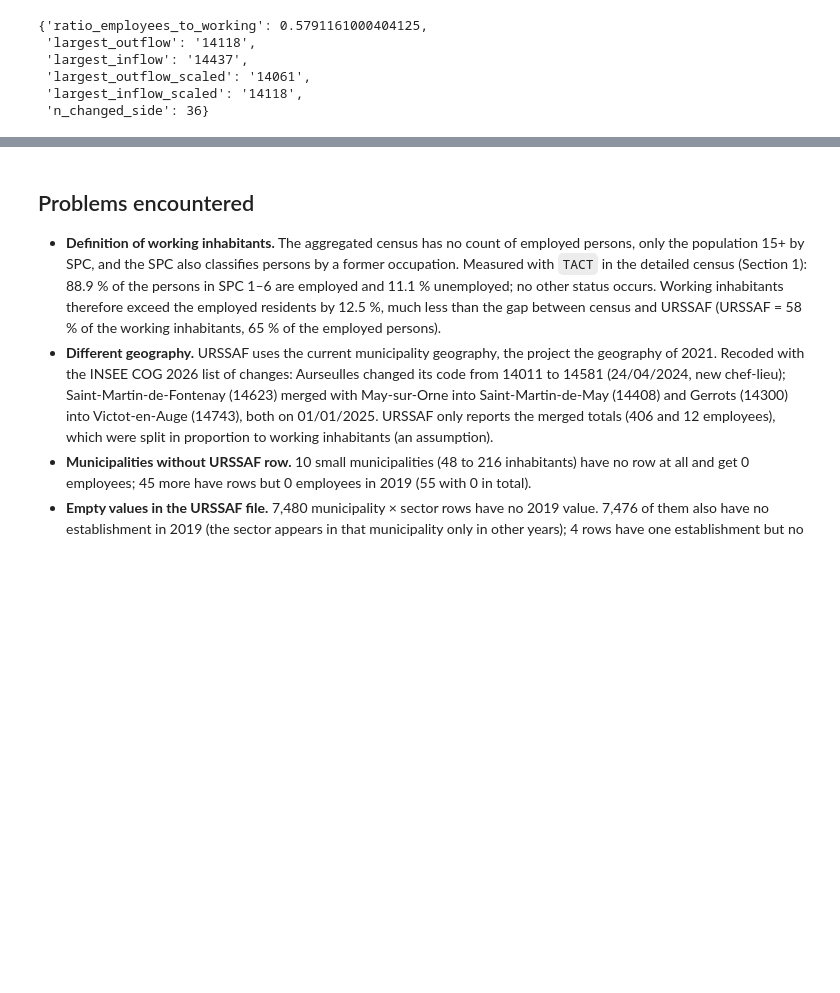
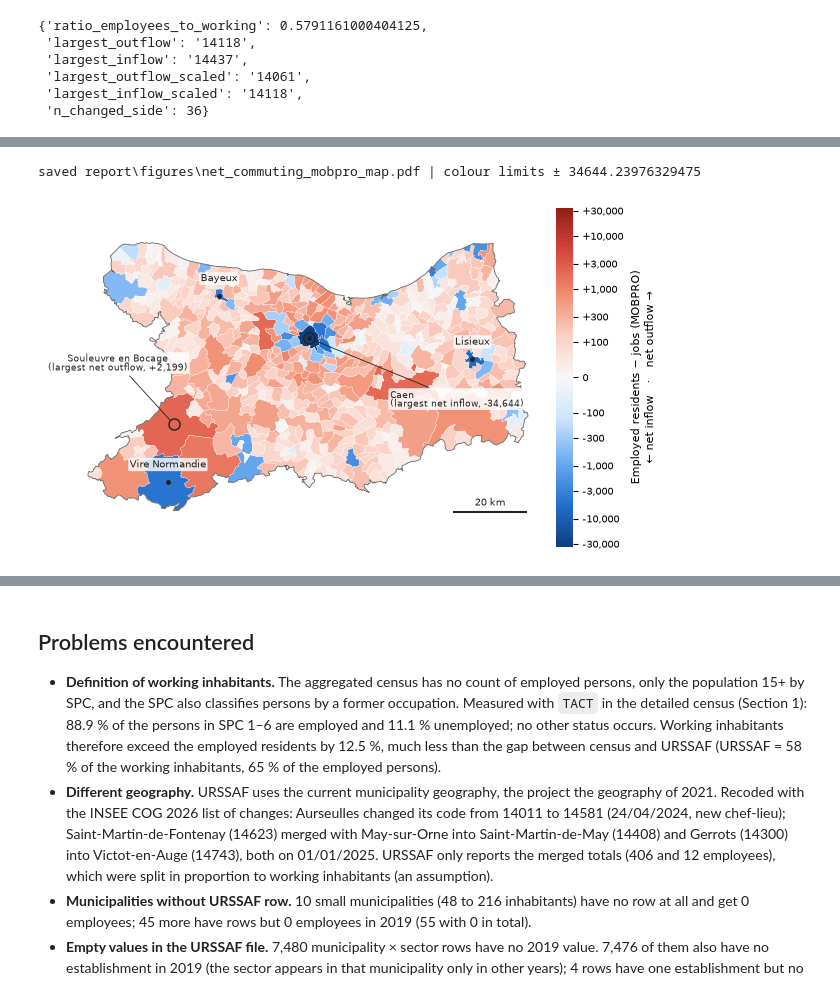
Before and after one commit to ek-popkova/uge-large-scale-models, a Jupyter notebook: notebooks/ex13_territorial_analysis_II.ipynb, the cells around one changed output, grey strips where cells are left out. Saved outputs shown, nothing was run; the diff lists cells and outputs as text; code cells hidden in the pictures; blank space fills up the shorter version.

```diff
--- a/notebooks/ex13_territorial_analysis_II.ipynb
+++ b/notebooks/ex13_territorial_analysis_II.ipynb
@@ -900,0 +1206,7 @@ saved data\processed\ex13_results.json
+# %%
+MARK_OFFSETS["net_commuting_mobpro_map"] = {"largest net outflow": (-15000, 14000, "center", "bottom"),
+                                            "largest net inflow": (22000, -14000, "left", "top")}
+mobpro_extremes = difference_map("net_mobpro", "net_commuting_mobpro_map", "Employed residents − jobs (MOBPRO)")
+# %% [output]
+saved report\figures\net_commuting_mobpro_map.pdf | colour limits ± 34644.23976329475
+[figure, added]
```
Also changed, not shown: parts of 17 cells of this notebook, 14 other files.
